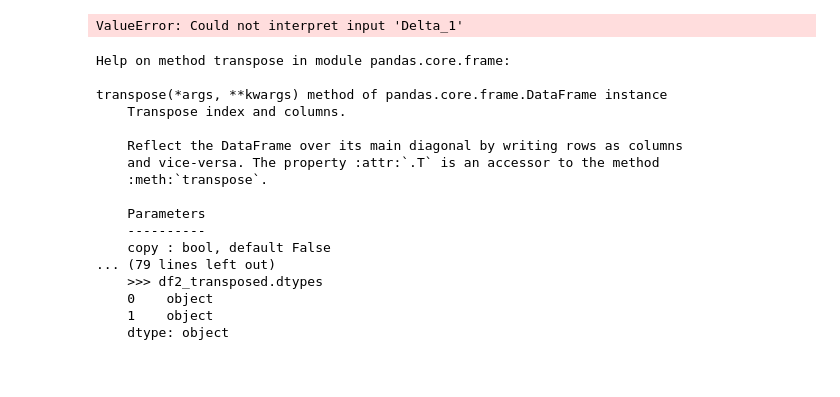
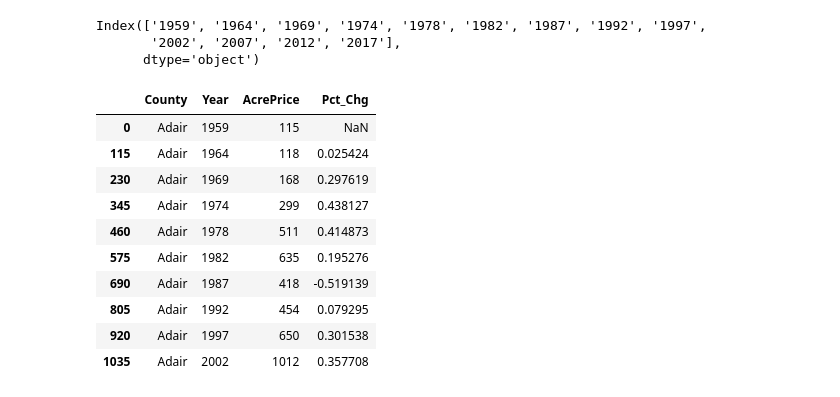
Before and after one commit to EricWismar/Forecast_Missouri_Land_Value, a Jupyter notebook: Land Value Forecast.ipynb, the cells around one changed output. Drawn from its saved outputs; the diff is of its cells as text; code cells hidden in the pictures; blank space fills up the shorter version.

```diff
--- a/Land Value Forecast.ipynb
+++ b/Land Value Forecast.ipynb
@@ -78,15 +60,0 @@ df = df.astype({'County':'str','1959':'int64','1964':'int64','1969':'int64','197
-# %%
-df.rename(columns = {'1959':'_1959_','1964':'_1964_','1969':'_1969_','1974':'_1974_','1978':'_1978_','1982':'_1982_','1987':'_1987_','1992':'_1992_','1997b':'_1997_','2002':'_2002_','2007':'_2007_','2012':'_2012_','2017':'_2017_'}, inplace = True)
-# %%
-df['Delta_1']=(df['_1964_']-df['_1959_'])/df['_1959_']
-df['Delta_2']=(df['_1969_']-df['_1964_'])/df['_1964_']
-df['Delta_3']=(df['_1974_']-df['_1969_'])/df['_1969_']
-df['Delta_4']=(df['_1978_']-df['_1974_'])/df['_1974_']
-df['Delta_5']=(df['_1982_']-df['_1978_'])/df['_1978_']
-df['Delta_6']=(df['_1987_']-df['_1982_'])/df['_1982_']
-df['Delta_7']=(df['_1992_']-df['_1987_'])/df['_1987_']
-df['Delta_8']=(df['_1997_']-df['_1992_'])/df['_1992_']
-df['Delta_9']=(df['_2002_']-df['_1997_'])/df['_1997_']
-df['Delta_10']=(df['_2007_']-df['_2002_'])/df['_2002_']
-df['Delta_11']=(df['_2012_']-df['_2007_'])/df['_2007_']
-df['Delta_12']=(df['_2017_']-df['_2012_'])/df['_2012_']
@@ -100,27 +61,8 @@ ValueError: Length mismatch: Expected axis has 115 elements, new values have 1 e
-# %%
-seaborn.lineplot(df_delta['County'], df_delta.columns[1], df_delta)
-plt.show()
-#df_delta.head(10)
-#df_delta.columns[1:]
-# %% [output]
-ValueError: Could not interpret input 'Delta_1'
-# %%
-help(df.transpose)
-# %% [output]
-Help on method transpose in module pandas.core.frame:
-
-transpose(*args, **kwargs) method of pandas.core.frame.DataFrame instance
-    Transpose index and columns.
-
-    Reflect the DataFrame over its main diagonal by writing rows as columns
-    and vice-versa. The property :attr:`.T` is an accessor to the method
-    :meth:`transpose`.
-
-    Parameters
-    ----------
-    copy : bool, default False
-... (79 lines left out)
-    >>> df2_transposed.dtypes
-    0    object
-    1    object
-    dtype: object
+# %%
+df.rename(columns={'1997b':'1997'},inplace=True)
+variables_list=df.columns[1:]
+variables_list
+# %% [output]
+Index(['1959', '1964', '1969', '1974', '1978', '1982', '1987', '1992', '1997',
+       '2002', '2007', '2012', '2017'],
+      dtype='object')
@@ -126,0 +73,18 @@ transpose(*args, **kwargs) method of pandas.core.frame.DataFrame instance
+# %%
+dfWide=df
+dfWide=pd.melt(dfWide,id_vars=['County'],value_vars=variables_list, var_name='Year',value_name='AcrePrice')
+dfWide=dfWide.sort_values(by=['County','Year'])
+dfWide['Pct_Chg']=dfWide.groupby('County')['AcrePrice'].apply(lambda x: (x-x.shift(1))/x)
+dfWide.head(10)
+# %% [output]
+|  | County | Year | AcrePrice | Pct_Chg |
+| 0 | Adair | 1959 | 115 | NaN |
+| 115 | Adair | 1964 | 118 | 0.025424 |
+| 230 | Adair | 1969 | 168 | 0.297619 |
+| 345 | Adair | 1974 | 299 | 0.438127 |
+| 460 | Adair | 1978 | 511 | 0.414873 |
+| 575 | Adair | 1982 | 635 | 0.195276 |
+| 690 | Adair | 1987 | 418 | -0.519139 |
+| 805 | Adair | 1992 | 454 | 0.079295 |
+| 920 | Adair | 1997 | 650 | 0.301538 |
+| 1035 | Adair | 2002 | 1012 | 0.357708 |
```
Also changed, not shown: parts of 15 cells of this notebook.
